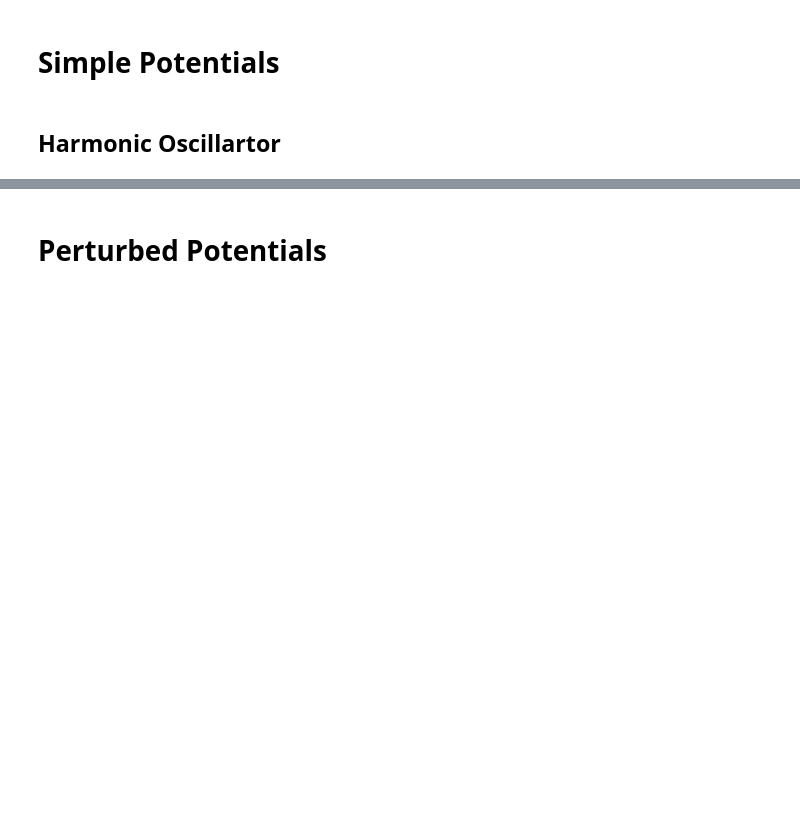
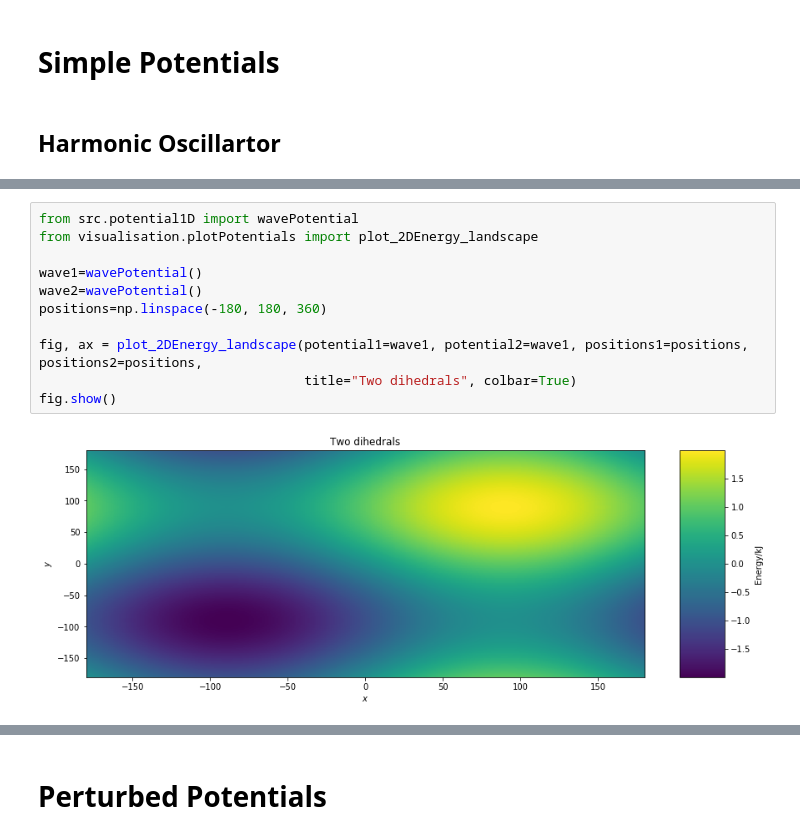
Before and after one commit to dfhahn/ConveyorBelt, a Jupyter notebook: examples/examplePotential1D.ipynb, the cells around one changed output, grey strips where cells are left out. Cells and saved outputs as stored; diff of their text form; blank space fills up the shorter version.

```diff
--- a/examples/examplePotential1D.ipynb
+++ b/examples/examplePotential1D.ipynb
@@ -61,0 +75,13 @@ plt.ylim((-100,100))
+# %%
+from src.potential1D import wavePotential
+from visualisation.plotPotentials import plot_2DEnergy_landscape
+
+wave1=wavePotential()
+wave2=wavePotential()
+positions=np.linspace(-180, 180, 360)
+
+fig, ax = plot_2DEnergy_landscape(potential1=wave1, potential2=wave1, positions1=positions, positions2=positions,
+                                  title="Two dihedrals", colbar=True)
+fig.show()
+# %% [output]
+[figure, added]
```
Also changed, not shown: parts of 22 cells of this notebook, 3 other files.
